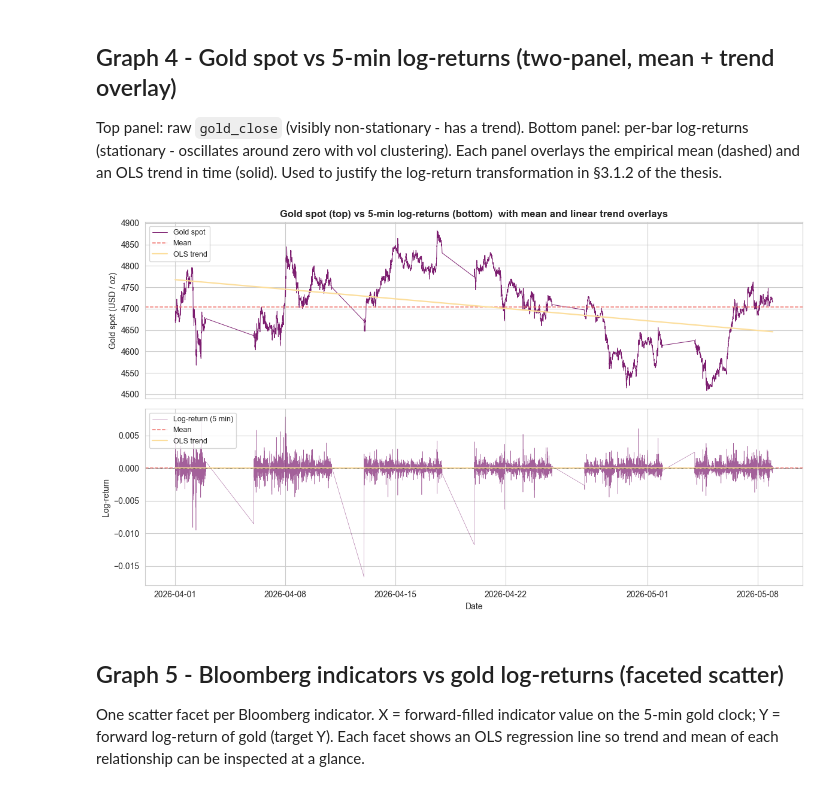
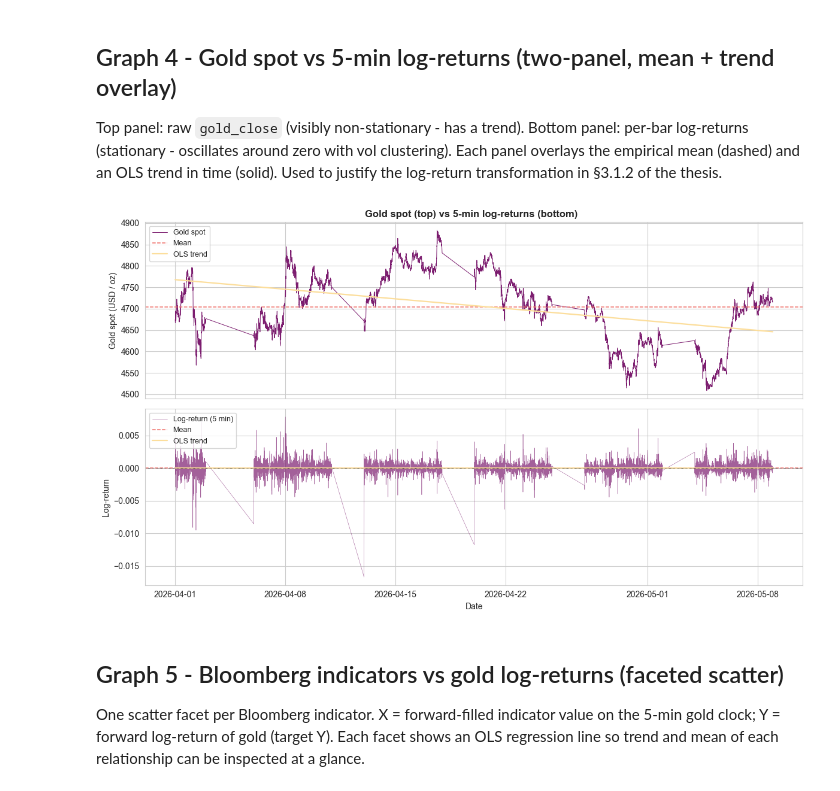
Before and after one commit to AB3rnhard/DABE_Thesis_Hoefer_Khanh, a Jupyter notebook: Graphs_Tables_wrapper_script.ipynb, the cells around one changed output. Saved outputs shown, nothing was run; the diff lists cells and outputs as text; code cells hidden in the pictures.

Commit message:
updated graphs_tables_wrapper

```diff
--- a/Graphs_Tables_wrapper_script.ipynb
+++ b/Graphs_Tables_wrapper_script.ipynb
@@ -849,36 +849,35 @@ fig_g4, axes = plt.subplots(2, 1, figsize=(12, 7), sharex=True)
 # Top panel - gold spot
 axes[0].plot(_gc.index, _gc.values, color=PALETTE_HEX[-1],
              linewidth=0.7, label='Gold spot')
 axes[0].axhline(_gc.mean(), color=PALETTE_HEX[2], linestyle='--',
                 linewidth=1.1, label=f'Mean')
 axes[0].plot(_gc.index, _intercept_c + _slope_c * _t_close,
              color=PALETTE_HEX[0], linewidth=1.6, linestyle='-',
              label=f'OLS trend')
 axes[0].set_ylabel('Gold spot (USD / oz)')
 axes[0].set_title(
-    'Gold spot (top) vs 5-min log-returns (bottom)  '
-    'with mean and linear trend overlays',
+    'Gold spot (top) vs 5-min log-returns (bottom)  ',
     fontweight='bold',
 )
 axes[0].legend(loc='upper left', fontsize=9)
 
 # Bottom panel - log-returns
 axes[1].plot(_gr.index, _gr.values, color=PALETTE_HEX[-1],
              linewidth=0.4, alpha=0.7, label='Log-return (5 min)')
 axes[1].axhline(_gr.mean(), color=PALETTE_HEX[2], linestyle='--',
                 linewidth=1.1, label=f'Mean')
 axes[1].plot(_gr.index, _intercept_r + _slope_r * _t_ret,
              color=PALETTE_HEX[0], linewidth=1.6, linestyle='-',
              label=f'OLS trend')
 axes[1].axhline(0, color='black', linestyle=':', linewidth=0.6)
 axes[1].set_ylabel('Log-return')
 axes[1].set_xlabel('Date')
 axes[1].legend(loc='upper left', fontsize=9)
 
 fig_g4.tight_layout()
 plt.show()
 # %% [output]
-[figure, old version]
+[figure, new version]
 # %% [markdown]
 ## Graph 5 - Bloomberg indicators vs gold log-returns (faceted scatter)
 
```
Also changed, not shown: parts of 12 cells of this notebook, 6 other files.
